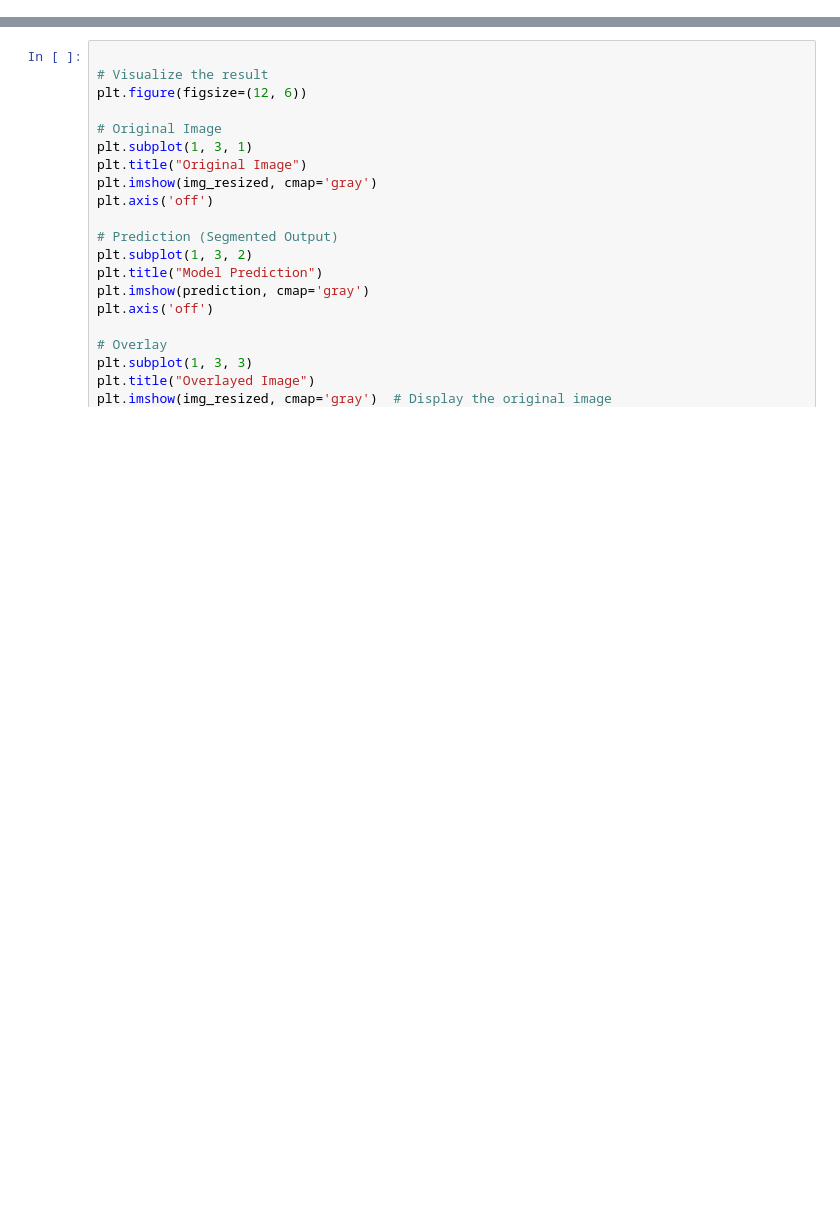
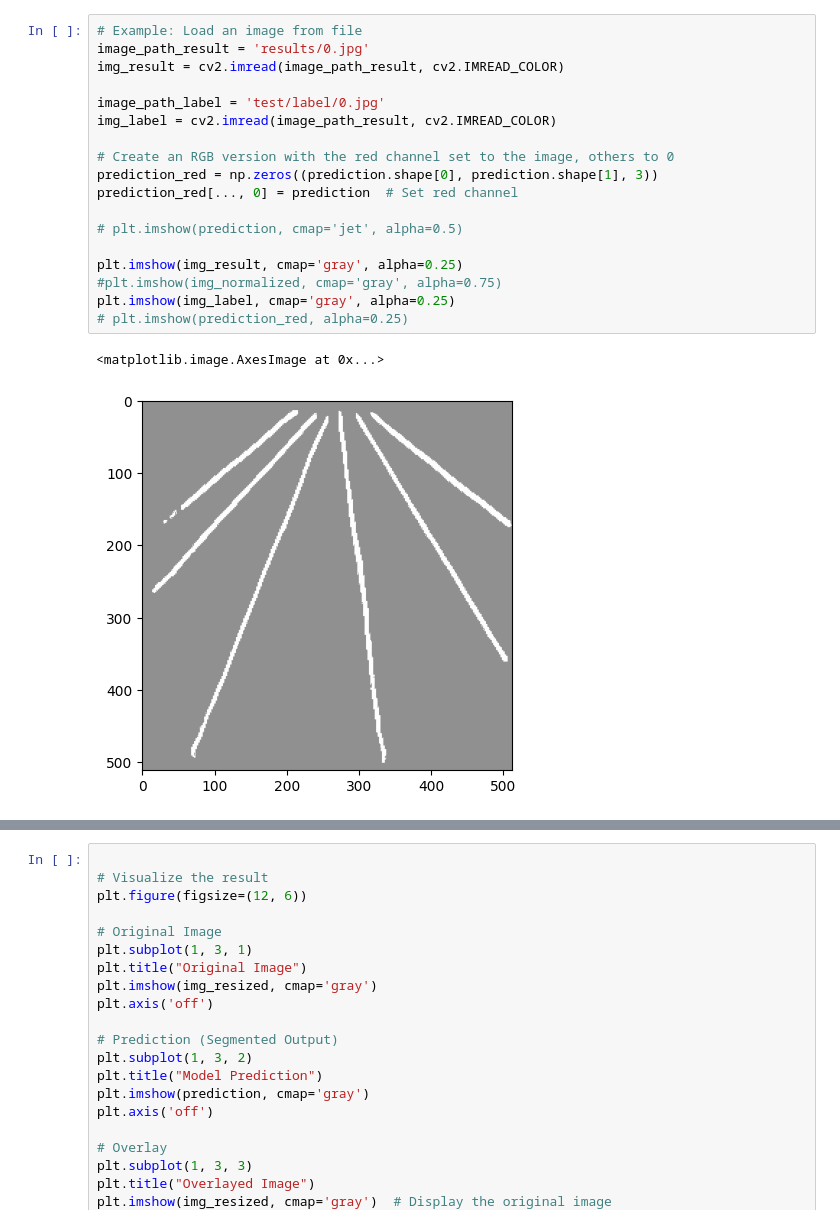
Before and after one commit to RamboNumber5/CropRowDetection, a Jupyter notebook: unet-rgbd/inference.ipynb, the cells around one changed output, grey strips where cells are left out. Saved outputs shown, nothing was run; the diff lists cells and outputs as text; blank space fills up the shorter version.

```diff
--- a/unet-rgbd/inference.ipynb
+++ b/unet-rgbd/inference.ipynb
@@ -62,0 +57,21 @@ prediction = (prediction > 0.5).astype(np.uint8)  # Apply threshold to get binar
+# %%
+# Example: Load an image from file
+image_path_result = 'results/0.jpg'
+img_result = cv2.imread(image_path_result, cv2.IMREAD_COLOR)
+
+image_path_label = 'test/label/0.jpg'
+img_label = cv2.imread(image_path_result, cv2.IMREAD_COLOR)
+
+# Create an RGB version with the red channel set to the image, others to 0
+prediction_red = np.zeros((prediction.shape[0], prediction.shape[1], 3))
+prediction_red[..., 0] = prediction  # Set red channel
+
+# plt.imshow(prediction, cmap='jet', alpha=0.5)
+
+plt.imshow(img_result, cmap='gray', alpha=0.25)
+#plt.imshow(img_normalized, cmap='gray', alpha=0.75)
+plt.imshow(img_label, cmap='gray', alpha=0.25)
+# plt.imshow(prediction_red, alpha=0.25)
+# %% [output]
+<matplotlib.image.AxesImage at 0x...>
+[figure, added]
```
Also changed, not shown: parts of 4 cells of this notebook, 2 other files.
